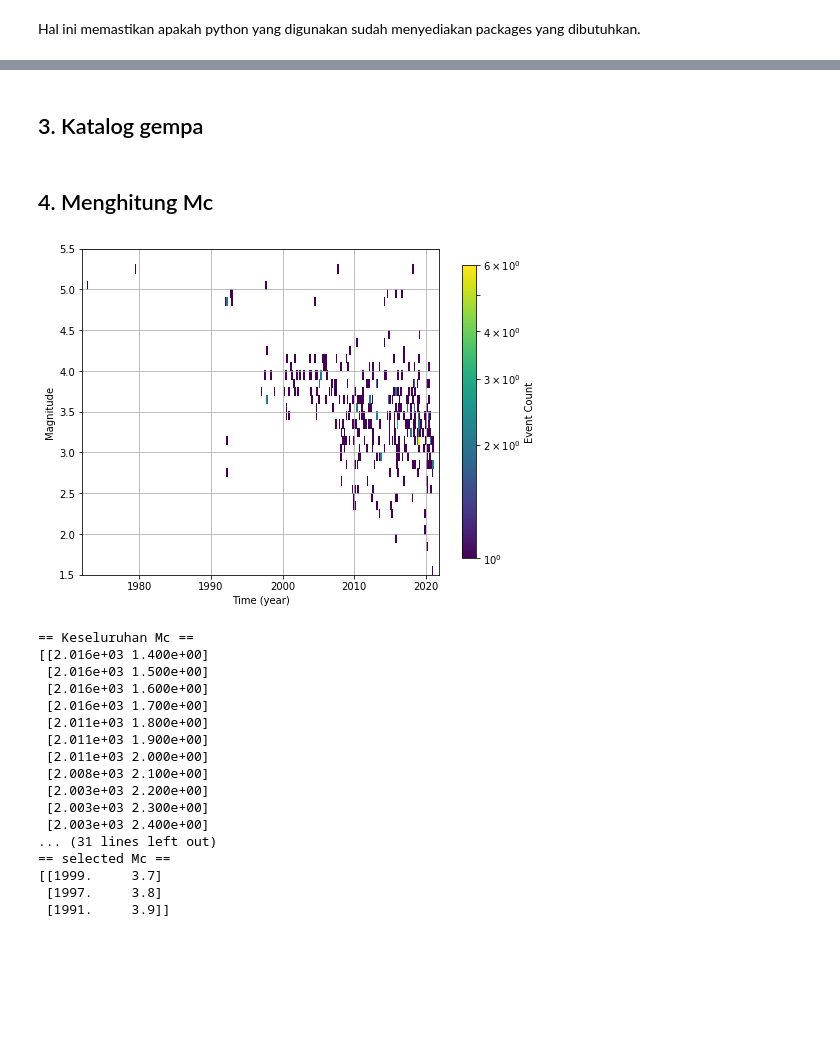
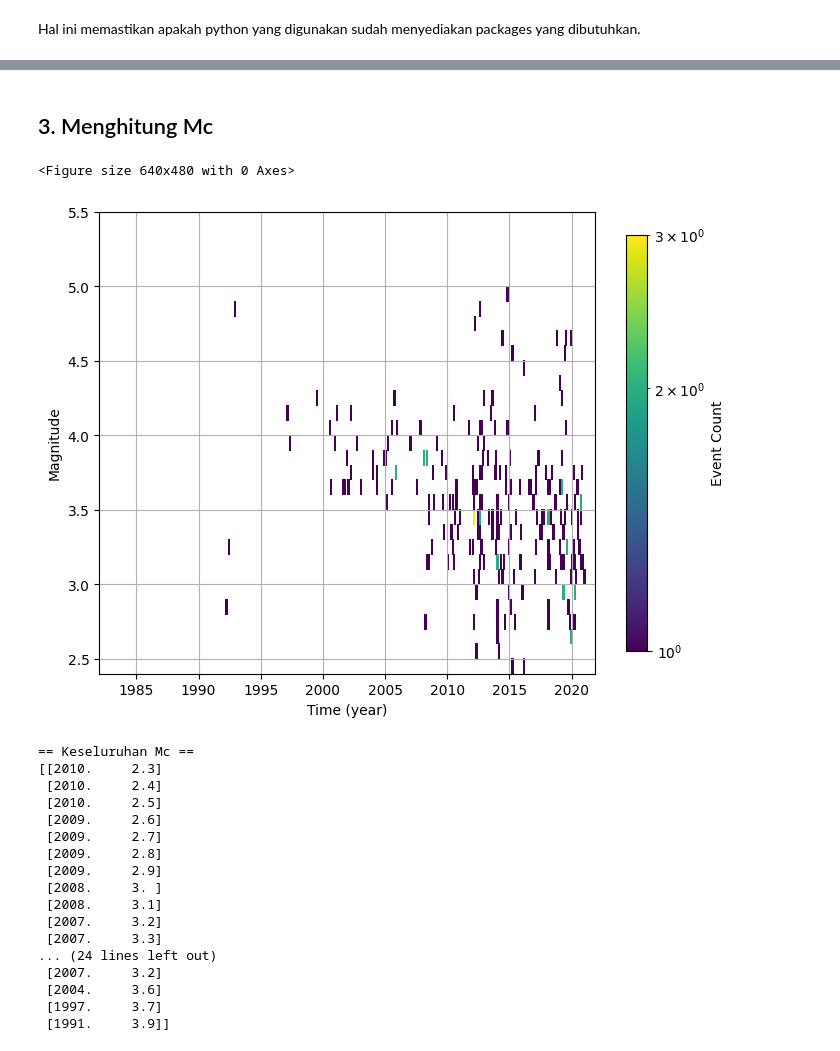
Before and after one commit to yudhastyawan/Seismologi-Teknik-OQ, a Jupyter notebook: OQ009_a_b_value.ipynb, the cells around one changed output, grey strips where cells are left out. Cells and saved outputs as stored; diff of their text form; code cells hidden in the pictures; blank space fills up the shorter version.

```diff
--- a/OQ009_a_b_value.ipynb
+++ b/OQ009_a_b_value.ipynb
@@ -44,2 +43,0 @@ os.makedirs(dir_figs, exist_ok=True)
-# %% [markdown]
-## 3. Katalog gempa
@@ -56,18 +44,22 @@ os.makedirs(dir_figs, exist_ok=True)
 # %% [markdown]
-## 4. Menghitung Mc
+## 3. Menghitung Mc
-# %%
-magnitude_bin_width = 0.1
-time_bin_width = 0.1
-plot_magnitude_time_density (catalogue_sumatera_fault_filt_2, magnitude_bin_width, time_bin_width)
-# %% [output]
-[figure, removed]
+# %%
+magnitude_bin_width = 0.1
+time_bin_width = 0.1
+
+plt.set_cmap('viridis')
+plot_magnitude_time_density(catalogue, magnitude_bin_width, time_bin_width)
+plt.savefig(os.path.join(dir_figs, 'plot_magnitude_time_density-catalogue_area_fault.png'), dpi=300)
+# %% [output]
+<Figure size 640x480 with 0 Axes>
+[figure, added]
 # %%
 comp_config = {'magnitude_bin': 0.1,
                 'time_bin': 5. ,
                 'increment_lock': True }
 
-completeness_table, completeness_table_old = magnitude_of_completeness(catalogue_sumatera_fault_filt_2,
-                                                                        comp_config, mag_range=[2.5, 4.])
+completeness_table, completeness_table_old = magnitude_of_completeness(catalogue,
+                                                                        comp_config, mag_range=[3., 4.])
 
 print("== Keseluruhan Mc ==")
 print(completeness_table_old)
@@ -75,21 +67,21 @@ print("\n== selected Mc ==")
 print(completeness_table)
 # %% [output]
 == Keseluruhan Mc ==
-[[2.016e+03 1.400e+00]
- [2.016e+03 1.500e+00]
- [2.016e+03 1.600e+00]
- [2.016e+03 1.700e+00]
- [2.011e+03 1.800e+00]
- [2.011e+03 1.900e+00]
- [2.011e+03 2.000e+00]
- [2.008e+03 2.100e+00]
- [2.003e+03 2.200e+00]
- [2.003e+03 2.300e+00]
- [2.003e+03 2.400e+00]
-... (31 lines left out)
-== selected Mc ==
-[[1999.     3.7]
- [1997.     3.8]
+[[2010.     2.3]
+ [2010.     2.4]
+ [2010.     2.5]
+ [2009.     2.6]
+ [2009.     2.7]
+ [2009.     2.8]
+ [2009.     2.9]
+ [2008.     3. ]
+ [2008.     3.1]
+ [2007.     3.2]
+ [2007.     3.3]
+... (24 lines left out)
+ [2007.     3.2]
+ [2004.     3.6]
+ [1997.     3.7]
  [1991.     3.9]]
 # %%
 mle_config = {'magnitude_interval': 0.1 ,
```
Also changed, not shown: parts of 9 cells of this notebook, 18 other files.
